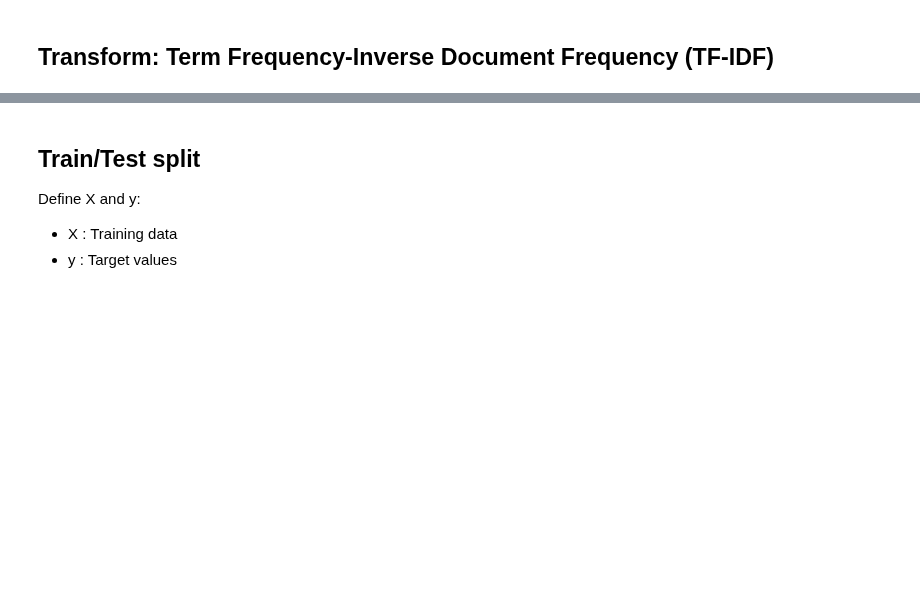
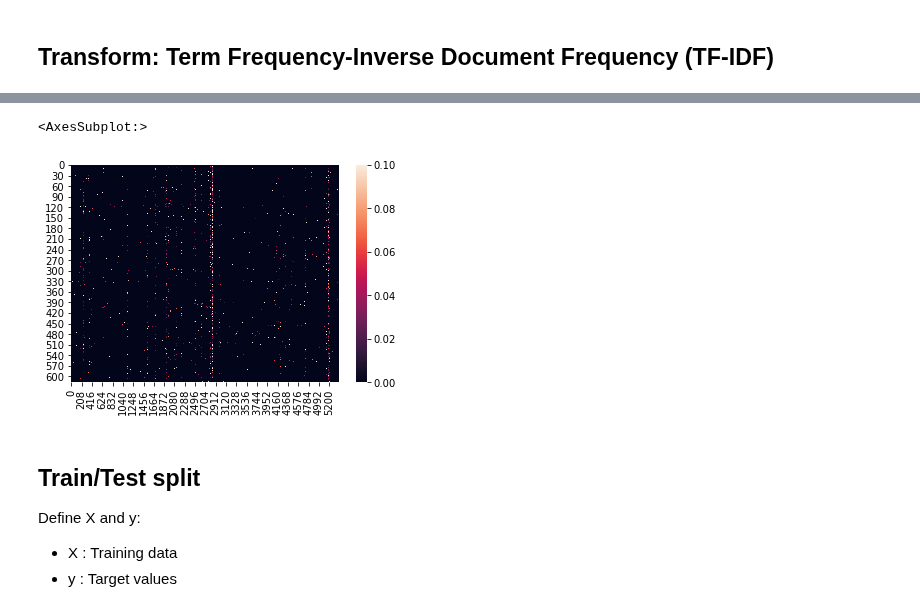
Before and after one commit to raphaelw/data-science-bootcamp, a Jupyter notebook: 04_week/project/nlp_lyrics_classification.ipynb, the cells around one changed output, grey strips where cells are left out. Cells and saved outputs as stored; diff of their text form; code cells hidden in the pictures; blank space fills up the shorter version.

```diff
--- a/04_week/project/nlp_lyrics_classification.ipynb
+++ b/04_week/project/nlp_lyrics_classification.ipynb
@@ -78,0 +88,5 @@ df_bow.head()
+# %%
+sns.heatmap(X.todense(), vmax=0.1)
+# %% [output]
+<AxesSubplot:>
+[figure, added]
```
Also changed, not shown: parts of 14 cells of this notebook.
